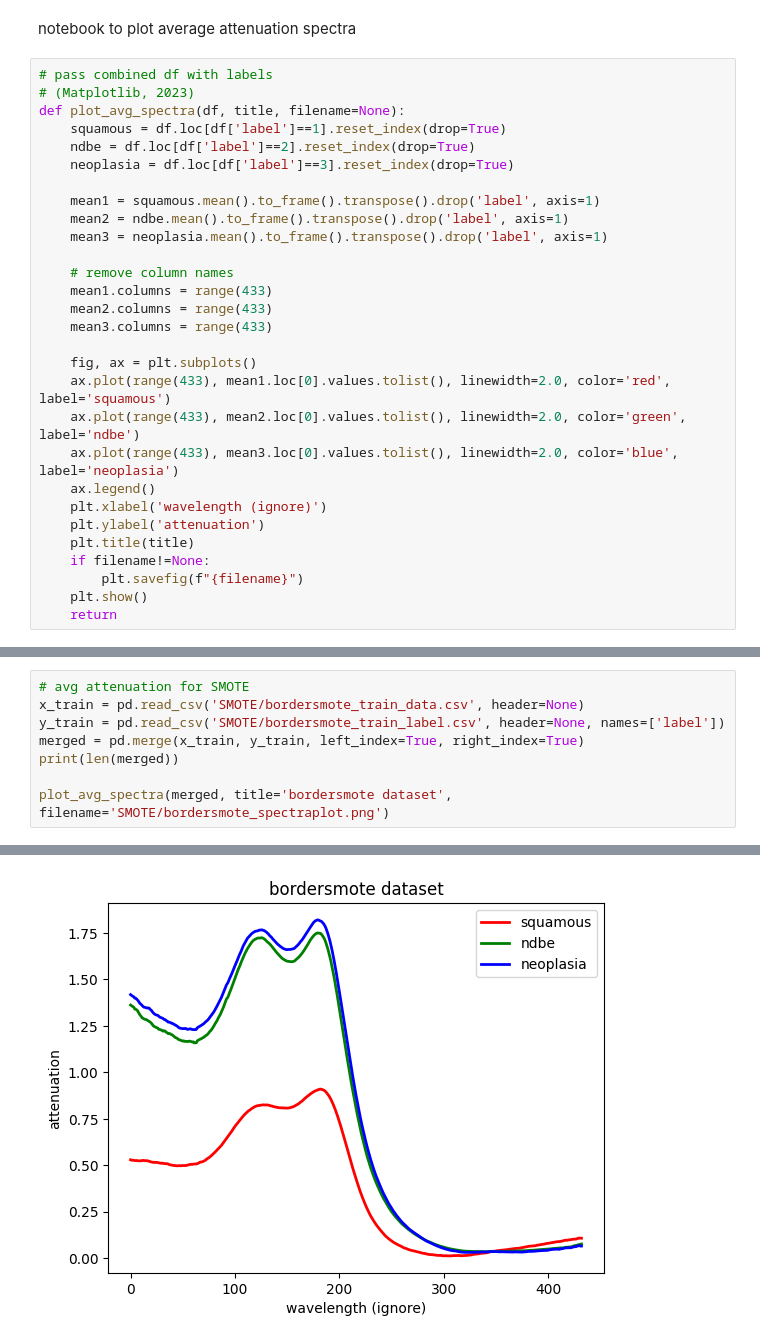
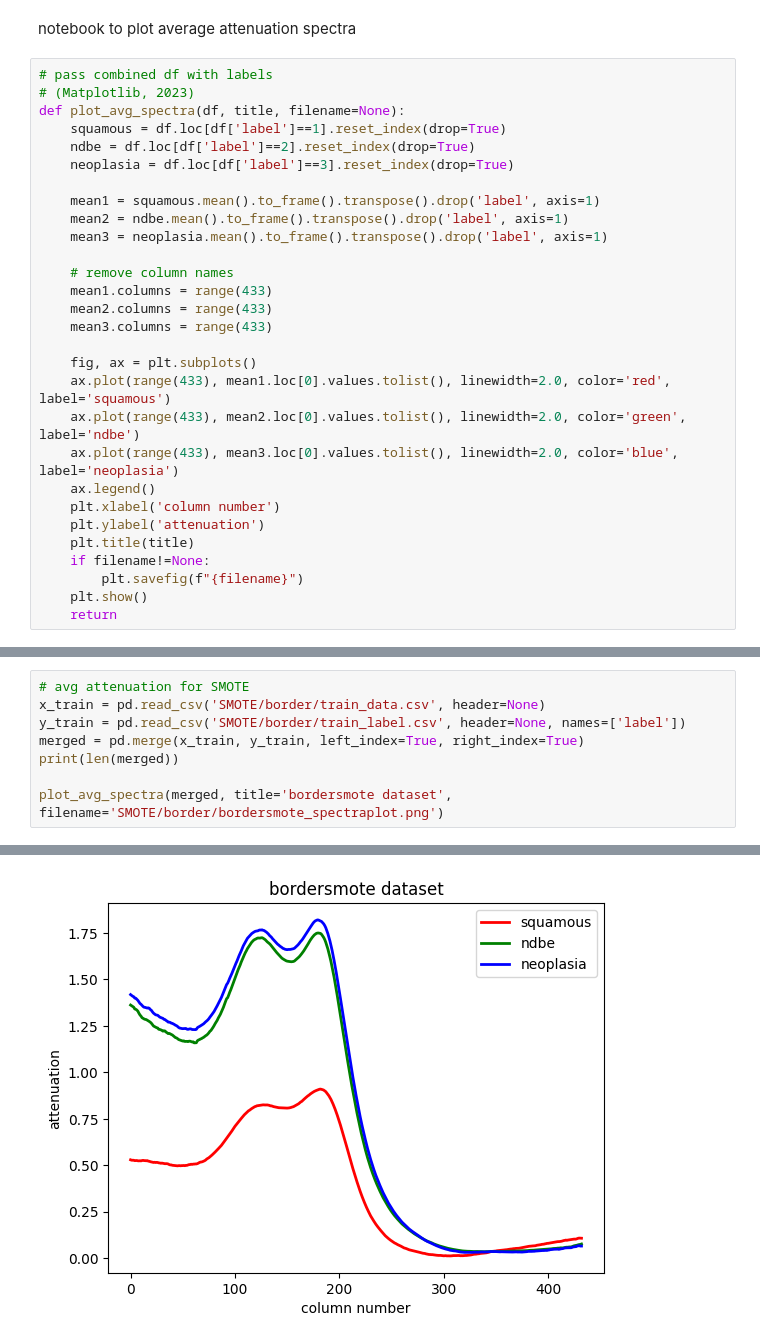
Before and after one commit to hamhaf/ML-cancer-detection, a Jupyter notebook: data/spectraplot.ipynb, the cells around one changed output, grey strips where cells are left out. Cells and saved outputs as stored; diff of their text form.

```diff
--- a/data/spectraplot.ipynb
+++ b/data/spectraplot.ipynb
@@ -25,7 +25,7 @@ def plot_avg_spectra(df, title, filename=None):
     ax.plot(range(433), mean2.loc[0].values.tolist(), linewidth=2.0, color='green', label='ndbe')
     ax.plot(range(433), mean3.loc[0].values.tolist(), linewidth=2.0, color='blue', label='neoplasia')
     ax.legend()
-    plt.xlabel('wavelength (ignore)')
+    plt.xlabel('column number')
     plt.ylabel('attenuation')
     plt.title(title)
     if filename!=None:
@@ -95,13 +95,13 @@ plot_avg_spectra(merged, title='svmsmote dataset', filename='SMOTE/svmsmote_spec
 # %%
 # avg attenuation for SMOTE
-x_train = pd.read_csv('SMOTE/bordersmote_train_data.csv', header=None)
-y_train = pd.read_csv('SMOTE/bordersmote_train_label.csv', header=None, names=['label'])
+x_train = pd.read_csv('SMOTE/border/train_data.csv', header=None)
+y_train = pd.read_csv('SMOTE/border/train_label.csv', header=None, names=['label'])
 merged = pd.merge(x_train, y_train, left_index=True, right_index=True)
 print(len(merged))
 
-plot_avg_spectra(merged, title='bordersmote dataset', filename='SMOTE/bordersmote_spectraplot.png')
+plot_avg_spectra(merged, title='bordersmote dataset', filename='SMOTE/border/bordersmote_spectraplot.png')
 # %% [output]
 771
-[figure, old version]
+[figure, new version]
 # %%
 # avg attenuation for SMOTE
```
Also changed, not shown: parts of 7 cells of this notebook, 8 other files.
